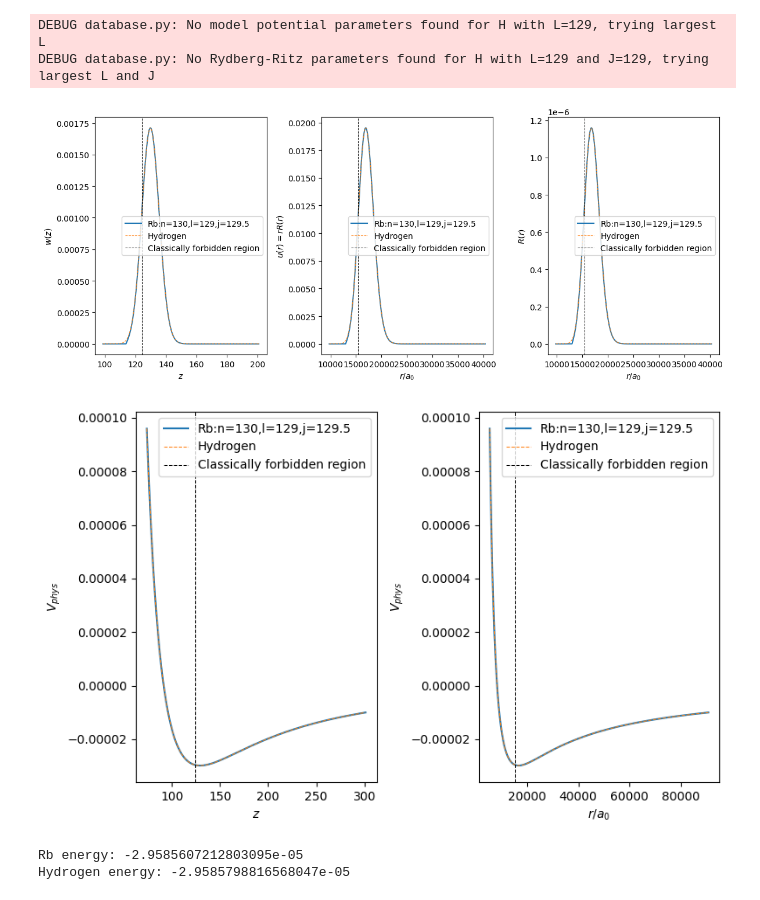
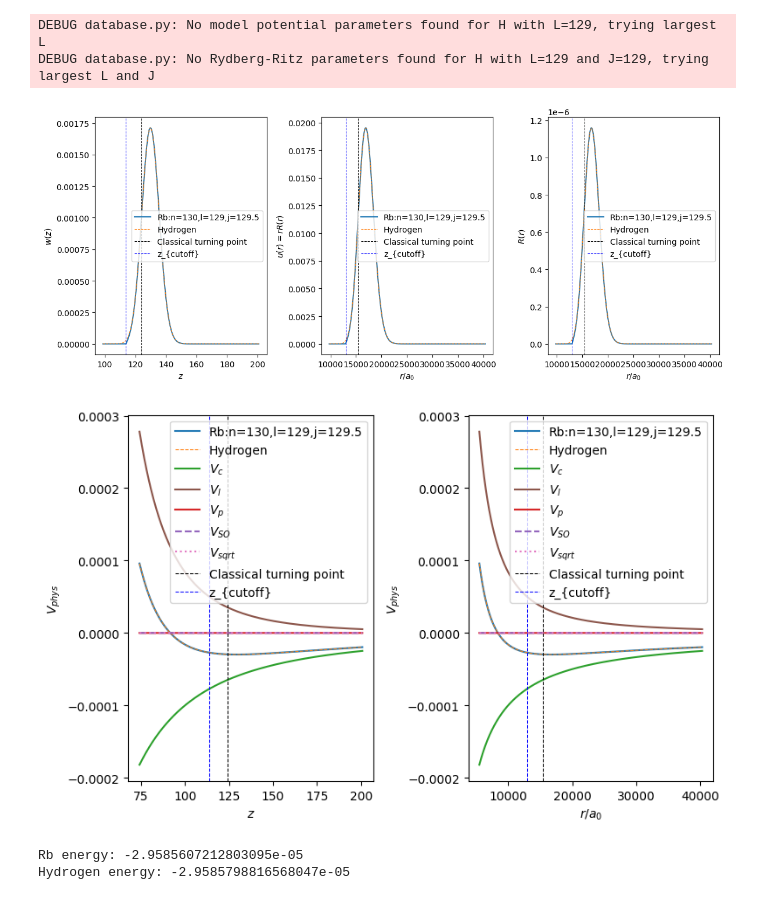
Before and after one commit to pairinteraction/ryd-numerov, a Jupyter notebook: docs/examples/rubidium_wavefunction.ipynb, the cells around one changed output. Drawn from its saved outputs; the diff is of its cells as text; code cells hidden in the pictures.

```diff
--- a/docs/examples/rubidium_wavefunction.ipynb
+++ b/docs/examples/rubidium_wavefunction.ipynb
@@ -11,7 +11,8 @@ from numerov.rydberg import RydbergState
 logging.basicConfig(level=logging.INFO, format="%(levelname)s %(filename)s: %(message)s")
 logging.getLogger("numerov").setLevel(logging.DEBUG)
 # %%
-n, l = 130, 129
+n = 130
+l = n - 1
 atom = RydbergState("Rb", n=n, l=l, j=l + 0.5)
 # %% [output]
 DEBUG database.py: No model potential parameters found for Rb with L=129, trying largest L
@@ -30,25 +31,28 @@ DEBUG database.py: No Rydberg-Ritz parameters found for H with L=129 and J=129,
 # %%
 label = f"{atom.species}:n={atom.n},l={atom.l},j={atom.j}"
 fig, axs = plt.subplots(1, 3, figsize=(12, 5))
-classical_zmin = atom.calc_classical_zmin()
+z_turning_point = atom.calc_z_turning_point()
 
 axs[0].plot(atom.z_list, atom.w_list, "C0-", label=label)
 axs[0].plot(hydrogen.z_list, hydrogen.w_list, "C1--", lw=0.75, label="Hydrogen")
-axs[0].axvline(classical_zmin, color="k", ls="--", lw=0.75, label="Classically forbidden region")
+axs[0].axvline(z_turning_point, color="k", ls="--", lw=0.75, label="Classical turning point")
+axs[0].axvline(atom.z_cutoff, color="blue", ls="--", lw=0.75, label=r"z_{cutoff}")
 axs[0].set_xlabel(r"$z$")
 axs[0].set_ylabel(r"$w(z)$")
 axs[0].legend()
 
 axs[1].plot(atom.x_list, atom.u_list, "C0-", label=label)
 axs[1].plot(hydrogen.x_list, hydrogen.u_list, "C1--", lw=0.75, label="Hydrogen")
-axs[1].axvline(classical_zmin**2, color="k", ls="--", lw=0.75, label="Classically forbidden region")
+axs[1].axvline(z_turning_point**2, color="k", ls="--", lw=0.75, label="Classical turning point")
+axs[1].axvline(atom.z_cutoff**2, color="blue", ls="--", lw=0.75, label=r"z_{cutoff}")
 axs[1].set_xlabel(r"$r / a_0$")
 axs[1].set_ylabel(r"$u(r) = r R(r)$")
 axs[1].legend()
 
 axs[2].plot(atom.x_list, atom.R_list, "C0-", label=label)
 axs[2].plot(hydrogen.x_list, hydrogen.R_list, "C1--", lw=0.75, label="Hydrogen")
-axs[2].axvline(classical_zmin**2, color="k", ls="--", lw=0.75, label="Classically forbidden region")
+axs[2].axvline(z_turning_point**2, color="k", ls="--", lw=0.75, label="Classical turning point")
+axs[2].axvline(atom.z_cutoff**2, color="blue", ls="--", lw=0.75, label=r"z_{cutoff}")
 axs[2].set_xlabel(r"$r / a_0$")
 axs[2].set_ylabel(r"$R(r)$")
 axs[2].legend()
@@ -56,37 +60,62 @@ axs[2].legend()
 fig.tight_layout()
 plt.show()
 # %% [output]
-[figure, old version]
+[figure, new version]
 # %%
+plot_all_potentials = True
+
 label = f"{atom.species}:n={atom.n},l={atom.l},j={atom.j}"
 fig, axs = plt.subplots(1, 2, figsize=(8, 5))
-new_z_list = np.linspace(0.75 * np.sqrt(atom.xmin), 1.5 * np.sqrt(atom.xmax), 10_000)
+new_z_list = np.linspace(0.75 * np.sqrt(atom.xmin), np.sqrt(atom.xmax), 10_000)
+# new_z_list = np.linspace(0.75 * np.sqrt(atom.xmin), 10, 10_000)
 new_x_list = np.power(new_z_list, 2)
 atom_V_phys = atom.calc_V_phys(new_z_list)
 hydrogen_V_phys = hydrogen.calc_V_phys(new_z_list)
 
 axs[0].plot(new_z_list, atom_V_phys, "C0-", label=label)
 axs[0].plot(new_z_list, hydrogen_V_phys, "C1--", lw=0.75, label="Hydrogen")
-axs[0].axvline(classical_zmin, color="k", ls="--", lw=0.75, label="Classically forbidden region")
+
+if plot_all_potentials:
+    axs[0].plot(new_z_list, atom.calc_V_c(new_z_list), "C2-", label=r"$V_c$")
+    axs[0].plot(new_z_list, atom.calc_V_l(new_z_list), "C5-", label=r"$V_l$")
+    axs[0].plot(new_z_list, atom.calc_V_p(new_z_list), "C3-", label=r"$V_p$")
+    axs[0].plot(new_z_list, atom.calc_V_so(new_z_list), "C4--", label=r"$V_{SO}$")
+    axs[0].plot(new_z_list, atom.calc_V_sqrt(new_z_list), "C6:", label=r"$V_{sqrt}$")
+
+axs[0].axvline(z_turning_point, color="k", ls="--", lw=0.75, label="Classical turning point")
+axs[0].axvline(atom.z_cutoff, color="blue", ls="--", lw=0.75, label=r"z_{cutoff}")
 axs[0].set_xlabel(r"$z$")
 axs[0].set_ylabel(r"$V_{phys}$")
+if axs[0].get_ylim()[1] > 2:
+    axs[0].set_ylim(-2, 2)
 axs[0].legend()
 
 axs[1].plot(new_x_list, atom_V_phys, "C0-", label=label)
 axs[1].plot(new_x_list, hydrogen_V_phys, "C1--", lw=0.75, label="Hydrogen")
-axs[1].axvline(classical_zmin**2, color="k", ls="--", lw=0.75, label="Classically forbidden region")
+
+if plot_all_potentials:
+    axs[1].plot(new_x_list, atom.calc_V_c(new_z_list), "C2-", label=r"$V_c$")
+    axs[1].plot(new_x_list, atom.calc_V_l(new_z_list), "C5-", label=r"$V_l$")
+    axs[1].plot(new_x_list, atom.calc_V_p(new_z_list), "C3-", label=r"$V_p$")
+    axs[1].plot(new_x_list, atom.calc_V_so(new_z_list), "C4--", label=r"$V_{SO}$")
+    axs[1].plot(new_x_list, atom.calc_V_sqrt(new_z_list), "C6:", label=r"$V_{sqrt}$")
+
+axs[1].axvline(z_turning_point**2, color="k", ls="--", lw=0.75, label="Classical turning point")
+axs[1].axvline(atom.z_cutoff**2, color="blue", ls="--", lw=0.75, label=r"z_{cutoff}")
 axs[1].set_xlabel(r"$r / a_0$")
 axs[1].set_ylabel(r"$V_{phys}$")
+if axs[1].get_ylim()[1] > 2:
+    axs[1].set_ylim(-2, 2)
 axs[1].legend()
 
 
 fig.tight_layout()
 plt.show()
 
 print(f"{atom.species} energy: {atom.energy}")
 print(f"Hydrogen energy: {hydrogen.energy}")
 # %% [output]
-[figure, old version]
+[figure, new version]
 Rb energy: -2.9585607212803095e-05
 Hydrogen energy: -2.9585798816568047e-05
 # %%
```
Also changed, not shown: parts of 1 cell of this notebook, 3 other files.
